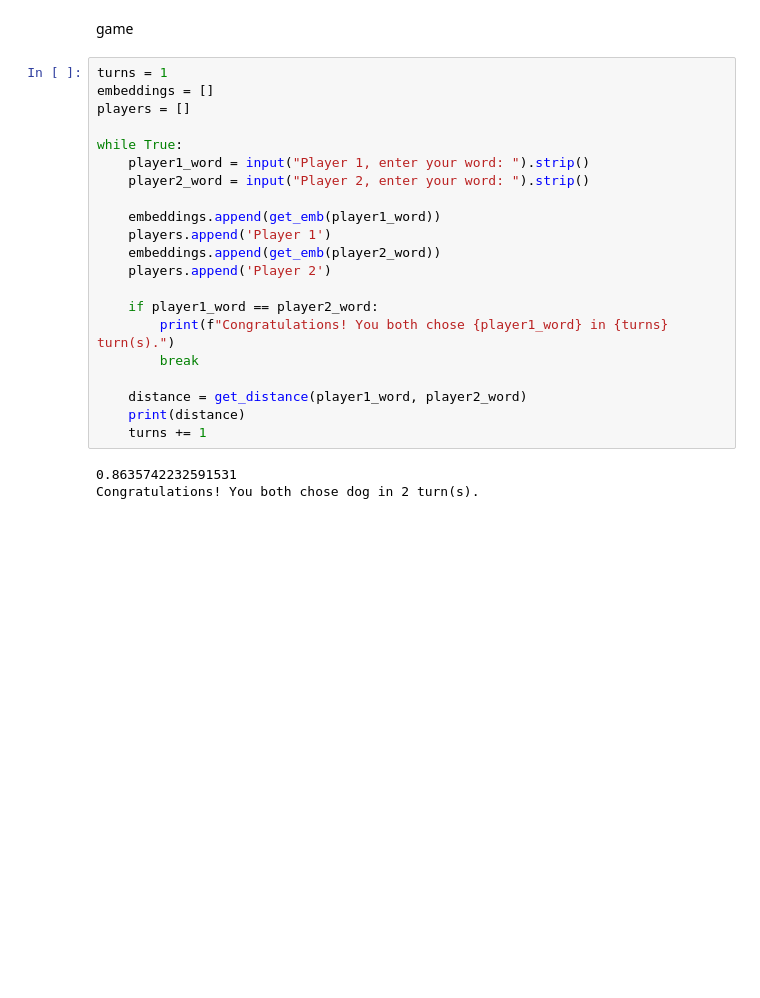
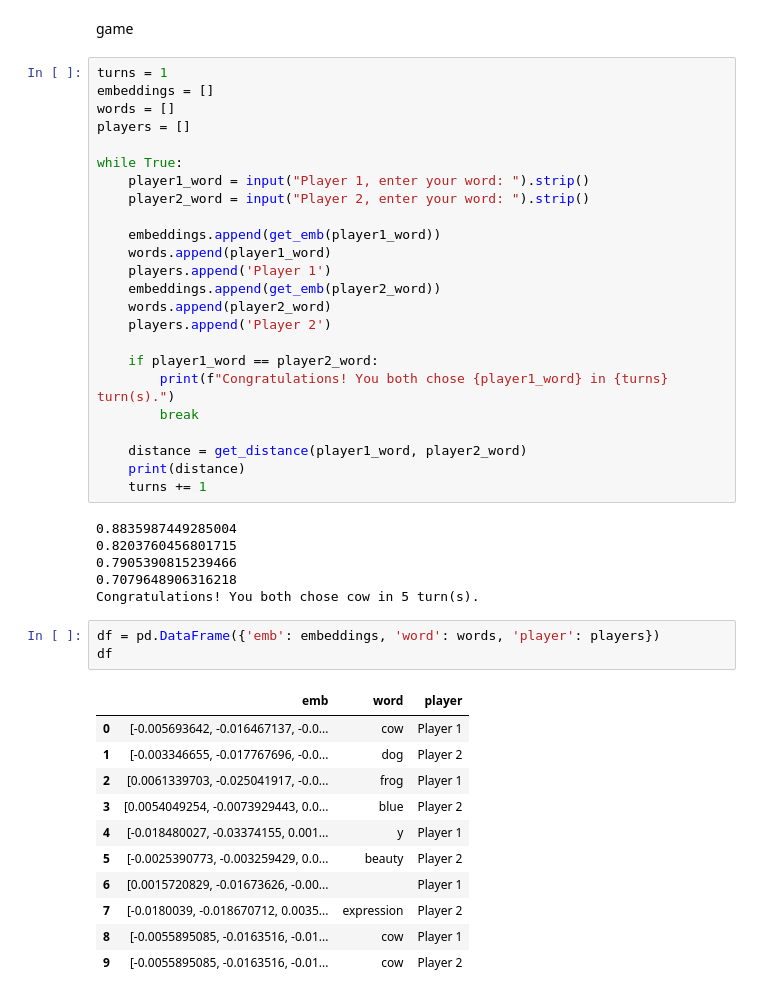
Before and after one commit to expofx/pairdle, a Jupyter notebook: pairdle.ipynb, the cells around one changed output. Saved outputs shown, nothing was run; the diff lists cells and outputs as text; blank space fills up the shorter version.

```diff
--- a/pairdle.ipynb
+++ b/pairdle.ipynb
@@ -41,6 +41,7 @@ game
 # %%
 turns = 1
 embeddings = []
+words = []
 players = []
 
 while True:
@@ -48,8 +49,10 @@ while True:
     player2_word = input("Player 2, enter your word: ").strip()
 
     embeddings.append(get_emb(player1_word))
+    words.append(player1_word)
     players.append('Player 1')
     embeddings.append(get_emb(player2_word))
+    words.append(player2_word)
     players.append('Player 2')
 
     if player1_word == player2_word:
@@ -60,6 +63,24 @@ while True:
     print(distance)
     turns += 1
 # %% [output]
-0.8635742232591531
-Congratulations! You both chose dog in 2 turn(s).
+0.8835987449285004
+0.8203760456801715
+0.7905390815239466
+0.7079648906316218
+Congratulations! You both chose cow in 5 turn(s).
+# %%
+df = pd.DataFrame({'emb': embeddings, 'word': words, 'player': players})
+df
+# %% [output]
+|  | emb | word | player |
+| 0 | [-0.005693642, -0.016467137, -0.0... | cow | Player 1 |
+| 1 | [-0.003346655, -0.017767696, -0.0... | dog | Player 2 |
+| 2 | [0.0061339703, -0.025041917, -0.0... | frog | Player 1 |
+| 3 | [0.0054049254, -0.0073929443, 0.0... | blue | Player 2 |
+| 4 | [-0.018480027, -0.03374155, 0.001... | y | Player 1 |
+| 5 | [-0.0025390773, -0.003259429, 0.0... | beauty | Player 2 |
+| 6 | [0.0015720829, -0.01673626, -0.00... |  | Player 1 |
+| 7 | [-0.0180039, -0.018670712, 0.0035... | expression | Player 2 |
+| 8 | [-0.0055895085, -0.0163516, -0.01... | cow | Player 1 |
+| 9 | [-0.0055895085, -0.0163516, -0.01... | cow | Player 2 |
 # %%
```
Also changed, not shown: parts of 4 cells of this notebook.
